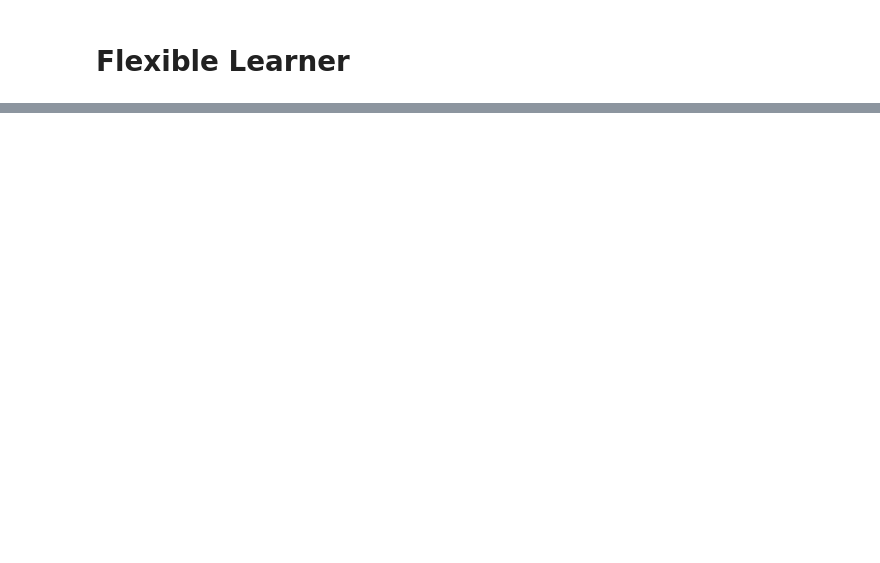
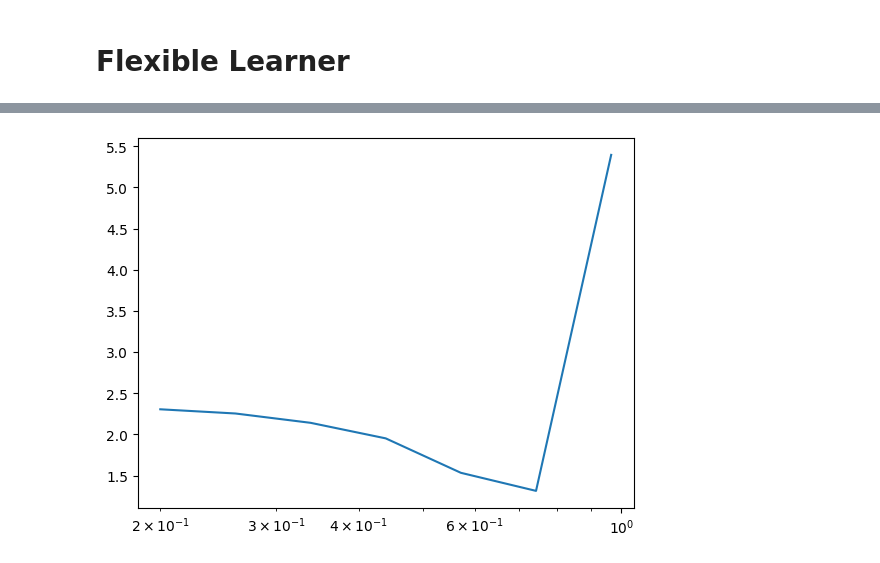
Before and after one commit to HasanGoni/fastai_course22p2, a Jupyter notebook: nbs/02_preprocessing.lesson_16.ipynb, the cells around one changed output, grey strips where cells are left out. Saved outputs shown, nothing was run; the diff lists cells and outputs as text; code cells hidden in the pictures; blank space fills up the shorter version.

```diff
--- a/nbs/02_preprocessing.lesson_16.ipynb
+++ b/nbs/02_preprocessing.lesson_16.ipynb
@@ -494,0 +559,4 @@ learn.fit(1)
+# %%
+lrfind.plot_()
+# %% [output]
+[figure, added]
```
Also changed, not shown: parts of 15 cells of this notebook, 1 other file.
